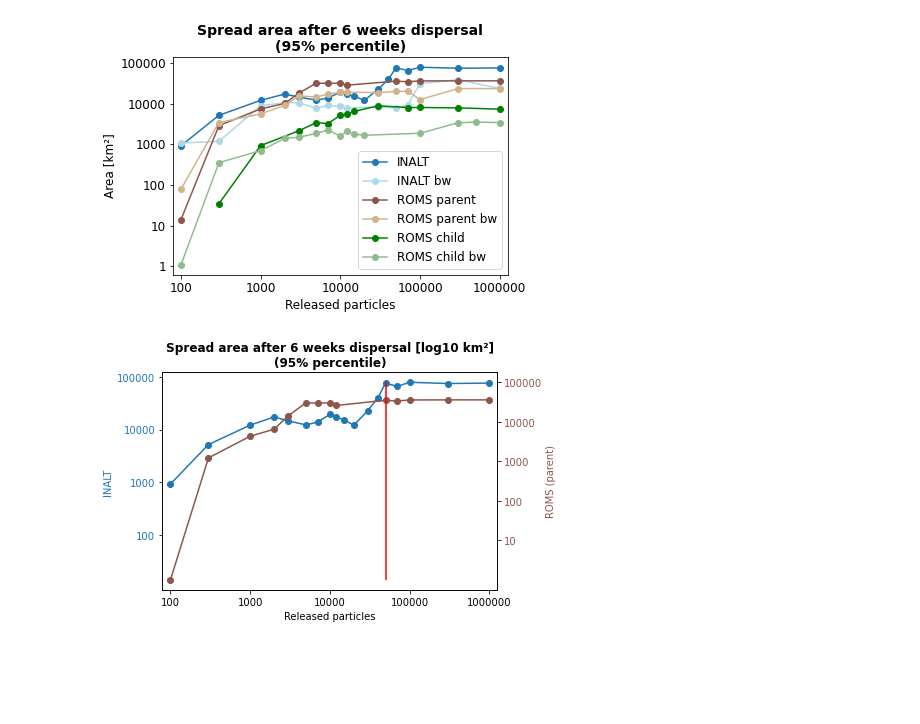
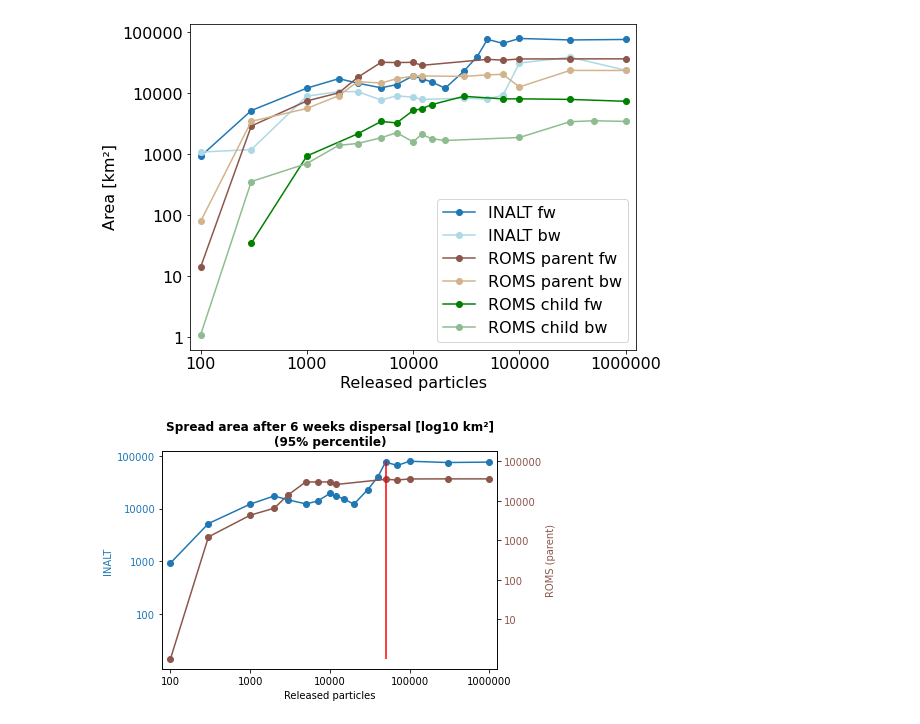
Before and after one commit to LeonMock/master-thesis, a Jupyter notebook: notebooks/2023-06-20_HowManyParticles.ipynb, the cells around one changed output. Saved outputs shown, nothing was run; the diff lists cells and outputs as text; code cells hidden in the pictures; blank space fills up the shorter version.

```diff
--- a/notebooks/2023-06-20_HowManyParticles.ipynb
+++ b/notebooks/2023-06-20_HowManyParticles.ipynb
@@ -35,44 +35,45 @@ ROMS_child = [34.90417186163526,936.7717604186008,2156.8294945920784,3444.970978
               8900.98575746495,8070.396270571854,8096.060835233096,7916.6794585823445,
               7373.613116076433]
 ROMS_child_bw=[1.0909006084374182,356.8256013687404,704.5600595341688,1403.126441389962,
                1499.1696244407838,1865.0450593855746,2253.5502452611213,1594.004894251851,
                2117.0047017809607,1790.1899567840035,1680.5070300715022,1881.1206794638933,
                3415.593254844431,3536.9975362885575,3452.3970827985136]
 
 
-fig, ax1 = plt.subplots()
+fig, ax1 = plt.subplots(figsize=(8,6))
 
 #color = 'tab:blue'
-ax1.set_xlabel('Released particles',fontsize=12)
-ax1.set_ylabel('Area [km²]', color = 'black',fontsize=12)
-ax1.plot(x_INALT, np.log10(INALT), color = 'tab:blue',marker='o',label='INALT')
+ax1.set_xlabel('Released particles',fontsize=16)
+ax1.set_ylabel('Area [km²]', color = 'black',fontsize=16)
+ax1.plot(x_INALT, np.log10(INALT), color = 'tab:blue',marker='o',label='INALT fw')
 ax1.plot(x_INALT_bw, np.log10(INALT_bw), color = 'lightblue',marker='o',label='INALT bw')
-ax1.plot(x_ROMS, np.log10(ROMS), color = 'tab:brown',marker='o',label='ROMS parent')
+ax1.plot(x_ROMS, np.log10(ROMS), color = 'tab:brown',marker='o',label='ROMS parent fw')
 ax1.plot(x_ROMS_bw, np.log10(ROMS_bw), color = 'tan',marker='o',label='ROMS parent bw')
-ax1.plot(x_ROMS_child, np.log10(ROMS_child), color = 'green',marker='o',label='ROMS child')
+ax1.plot(x_ROMS_child, np.log10(ROMS_child), color = 'green',marker='o',label='ROMS child fw')
 ax1.plot(x_ROMS_child_bw, np.log10(ROMS_child_bw), color = 'darkseagreen',marker='o',label='ROMS child bw')
 ax1.tick_params(axis ='y', labelcolor = 'black')
-ax1.set_yticks([0,1,2,3,4,5],[1,10,100,1000,10000,100000],fontsize=12)
+ax1.set_yticks([0,1,2,3,4,5],[1,10,100,1000,10000,100000],fontsize=16)
 ax1.axis(xmin=1.9,xmax=6.1)
-ax1.set_xticks([2,3,4,5,6],[100,1000,10000,100000,1000000],fontsize=12)
-plt.legend(fontsize=12)
+ax1.set_xticks([2,3,4,5,6],[100,1000,10000,100000,1000000],fontsize=16)
+plt.legend(fontsize=16)
 
 #ax2 = ax1.twinx()
 
 color = 'tab:brown'
 #ax2.set_ylabel('ROMS (parent)', color = color)
 #ax2.plot(x_ROMS, np.log10(ROMS), color = 'tab:brown',marker='o')
 #ax2.plot(x_ROMS_bw, np.log10(ROMS_bw), color = 'tan',marker='o')
 #ax2.tick_params(axis ='y', labelcolor = color)
 #ax2.set_yticks([1,2,3,4,5],[10,100,1000,10000,100000])
 
 #plt.vlines(5,1,5,color='red')
 
-plt.title('Spread area after 6 weeks dispersal\n(95% percentile)', fontweight ="bold",fontsize=14)
+#plt.title('Spread area after 6 weeks dispersal\n(95% percentile)', fontweight ="bold",fontsize=14)
+plt.savefig('../output_data/howmanyparticles.pdf', bbox_inches='tight')
 
 plt.show()
 # %% [output]
-[figure, old version]
+[figure, new version]
 # %%
 x_ROMS = np.log10([100,300,1000,2000,3000,5000,7000,10000,12000,50000,70000,100000,300000,1000000])
 x_INALT = np.log10([100,300,1000,2000,3000,5000,7000,10000,12000,15000,20000,30000,
```
Also changed, not shown: 3 other files.
